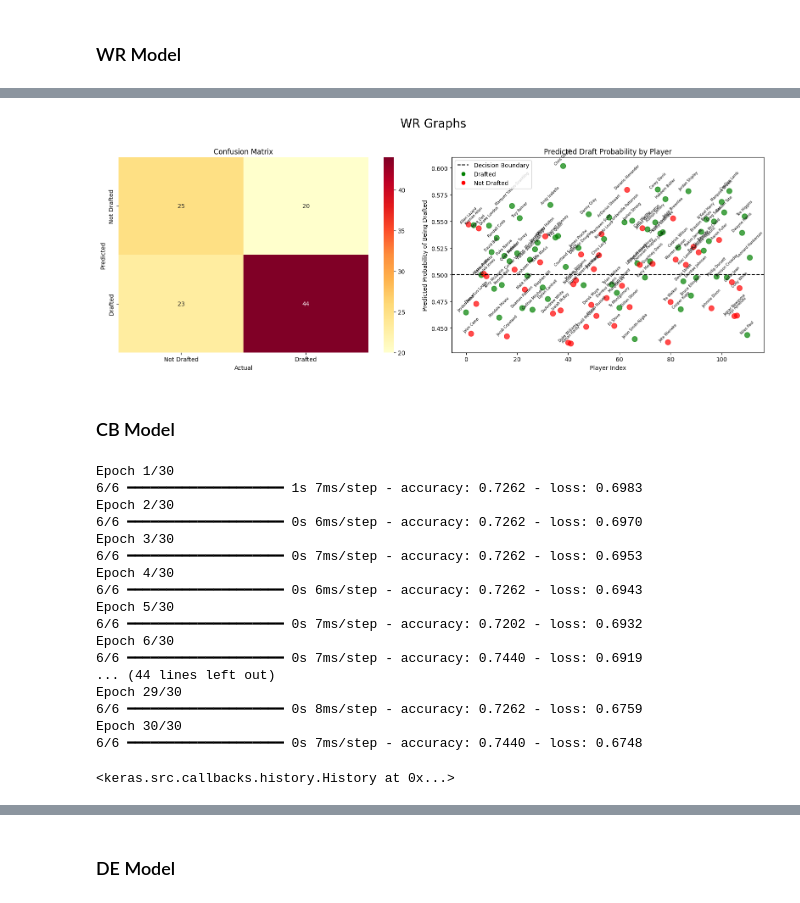
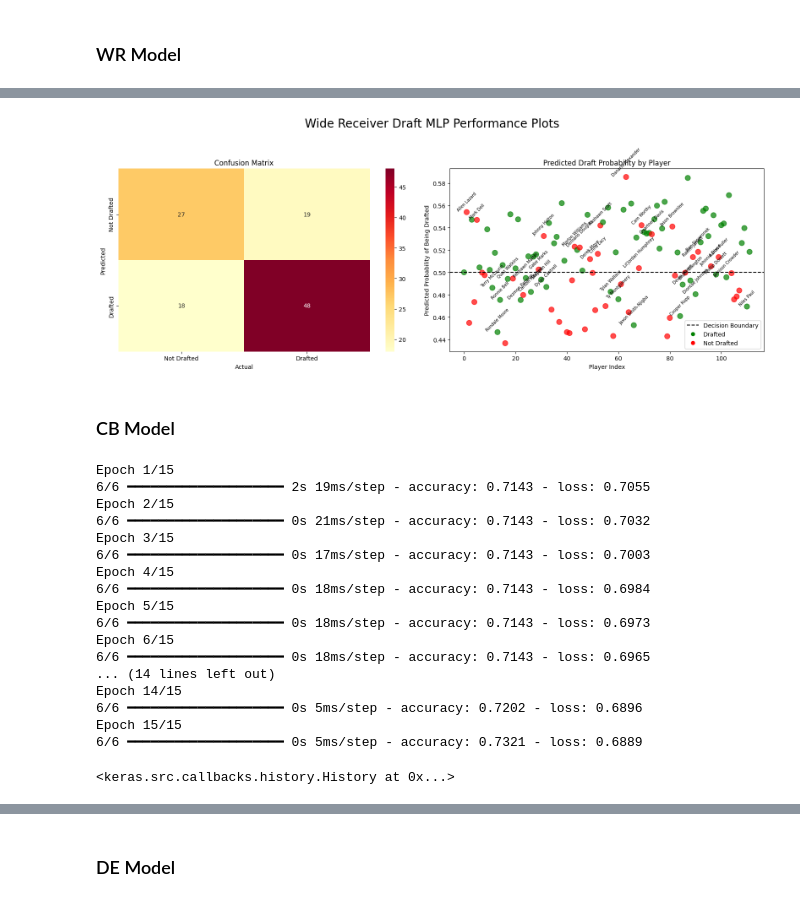
Before and after one commit to Alexander-Rees/NflDraftPredictionML, a Jupyter notebook: project_notebook.ipynb, the cells around one changed output, grey strips where cells are left out. Cells and saved outputs as stored; diff of their text form; code cells hidden in the pictures.

```diff
--- a/project_notebook.ipynb
+++ b/project_notebook.ipynb
@@ -489,18 +628,14 @@ rushing_CAR: 0.0534
 # %%
 fig, axes = plt.subplots(1, 2, figsize=(16, 6))
-fig.suptitle('RB Graphs', fontsize=20, y=1.02)
+fig.suptitle('Running Back Draft MLP Performance Plots', fontsize=20, y=1.02)
 
 cm = confusion_matrix(y_true, y_pred)
-sns.heatmap(cm, annot=True, fmt='d', cmap='YlOrRd', ax=axes[0],
+sns.heatmap(cm.T, annot=True, fmt='d', cmap='YlOrRd', ax=axes[0],
             xticklabels=['Not Drafted', 'Drafted'],
             yticklabels=['Not Drafted', 'Drafted'])
 axes[0].set_title('Confusion Matrix')
 axes[0].set_ylabel('Predicted')
 axes[0].set_xlabel('Actual')
-
-_, X_test_raw, _, y_test_raw, _, names_test = train_test_split(
-    X_rb, y_rb, rb_df["Player"].values, test_size=0.2, random_state=42
-)
 
 preds_flat = preds.reshape(-1)
 colors = ['green' if y == 1 else 'red' for y in y_true]
@@ -509,7 +644,8 @@ axes[1].scatter(range(len(preds_flat)), preds_flat, c=colors, alpha=0.7, s=80)
 axes[1].axhline(0.5, color='black', linestyle='--', label='Decision Boundary')
 
 for i, name in enumerate(names_test):
-    axes[1].annotate(name, (i, preds_flat[i]), fontsize=6, ha='center', va='bottom', rotation=45)
+    if y_true[i] != y_pred[i]:
+        axes[1].annotate(name, (i, preds_flat[i]), fontsize=7, ha='center', va='bottom', rotation=45)
 
 axes[1].set_title('Predicted Draft Probability by Player')
 axes[1].set_xlabel('Player Index')
@@ -531,11 +667,13 @@ plt.show()
 # %%
 wr_df = pd.read_csv("data/wr_data.csv")
 y_wr = wr_df["Drafted"].to_numpy()
+names = wr_df["Player"].values
 
 X_wr = wr_df.drop(columns=["Player", "Pos", "Pick", "Drafted"]).to_numpy()
 X_wr = MinMaxScaler().fit_transform(X_wr)
 
-X_train, X_test, y_train, y_test = train_test_split(X_wr, y_wr, test_size=0.2, random_state=42)
+X_train, X_test, y_train, y_test, names_train, names_test = train_test_split(
+    X_wr, y_wr, names, test_size=0.2, random_state=42)
 # %%
 inpx = Input(shape=(X_train.shape[1], 1))
 inpx = Input(shape=(X_train.shape[1],))
@@ -551,5 +689,5 @@ model.compile(optimizer=SGD(), loss=binary_crossentropy, metrics=['accuracy'])
 class_weights = compute_class_weight('balanced', classes=np.array([0, 1]), y=y_train.ravel())
 class_weight_dict = {0: class_weights[0], 1: class_weights[1]}
 
-model.fit(X_train, y_train, epochs=30, class_weight=class_weight_dict)
+model.fit(X_train, y_train, epochs=20, class_weight=class_weight_dict)
 # %% [output]
@@ -620,0 +759,3 @@ receiving_LONG: 0.0264
+# %%
+for name, score in sorted(zip(feature_cols, feature_importance), key=lambda x: -x[1]):
+    print(f"{name}: {score:.4f}")
@@ -621,43 +782,41 @@ receiving_LONG: 0.0264
 # %%
 fig, axes = plt.subplots(1, 2, figsize=(16, 6))
-fig.suptitle('WR Graphs', fontsize=20, y=1.02)
+fig.suptitle('Wide Receiver Draft MLP Performance Plots', fontsize=20, y=1.02)
 
 cm = confusion_matrix(y_true, y_pred)
-sns.heatmap(cm, annot=True, fmt='d', cmap='YlOrRd', ax=axes[0],
+sns.heatmap(cm.T, annot=True, fmt='d', cmap='YlOrRd', ax=axes[0],
             xticklabels=['Not Drafted', 'Drafted'],
             yticklabels=['Not Drafted', 'Drafted'])
 axes[0].set_title('Confusion Matrix')
 axes[0].set_ylabel('Predicted')
 axes[0].set_xlabel('Actual')
 
-_, X_test_raw, _, y_test_raw, _, names_test = train_test_split(
-    X_wr, y_wr, wr_df["Player"].values, test_size=0.2, random_state=42
-)
 
 preds_flat = preds.reshape(-1)
 colors = ['green' if y == 1 else 'red' for y in y_true]
 
 axes[1].scatter(range(len(preds_flat)), preds_flat, c=colors, alpha=0.7, s=80)
 axes[1].axhline(0.5, color='black', linestyle='--', label='Decision Boundary')
 
 for i, name in enumerate(names_test):
-    axes[1].annotate(name, (i, preds_flat[i]), fontsize=6, ha='center', va='bottom', rotation=45)
+    if y_true[i] != y_pred[i]:
+        axes[1].annotate(name, (i, preds_flat[i]), fontsize=7, ha='center', va='bottom', rotation=45)
 
 axes[1].set_title('Predicted Draft Probability by Player')
 axes[1].set_xlabel('Player Index')
 axes[1].set_ylabel('Predicted Probability of Being Drafted')
 
 legend_elements = [
     Line2D([0], [0], color='black', linestyle='--', label='Decision Boundary'),
     Line2D([0], [0], marker='o', color='w', markerfacecolor='green', markersize=8, label='Drafted'),
     Line2D([0], [0], marker='o', color='w', markerfacecolor='red', markersize=8, label='Not Drafted')
 ]
 axes[1].legend(handles=legend_elements)
 
 plt.tight_layout()
 plt.show()
 # %% [output]
-[figure, old version]
+[figure, new version]
 # %% [markdown]
 ### CB Model
 # %%
@@ -683,25 +844,25 @@ model.compile(optimizer=SGD(), loss=binary_crossentropy, metrics=['accuracy'])
 class_weights = compute_class_weight('balanced', classes=np.array([0, 1]), y=y_train.ravel())
 class_weight_dict = {0: class_weights[0], 1: class_weights[1]}
 
-model.fit(X_train, y_train, epochs=30, class_weight=class_weight_dict)
+model.fit(X_train, y_train, epochs=15, class_weight=class_weight_dict)
 # %% [output]
-Epoch 1/30
-6/6 ━━━━━━━━━━━━━━━━━━━━ 1s 7ms/step - accuracy: 0.7262 - loss: 0.6983
-Epoch 2/30
-6/6 ━━━━━━━━━━━━━━━━━━━━ 0s 6ms/step - accuracy: 0.7262 - loss: 0.6970
-Epoch 3/30
-6/6 ━━━━━━━━━━━━━━━━━━━━ 0s 7ms/step - accuracy: 0.7262 - loss: 0.6953
-Epoch 4/30
-6/6 ━━━━━━━━━━━━━━━━━━━━ 0s 6ms/step - accuracy: 0.7262 - loss: 0.6943
-Epoch 5/30
-6/6 ━━━━━━━━━━━━━━━━━━━━ 0s 7ms/step - accuracy: 0.7202 - loss: 0.6932
-Epoch 6/30
-6/6 ━━━━━━━━━━━━━━━━━━━━ 0s 7ms/step - accuracy: 0.7440 - loss: 0.6919
-... (44 lines left out)
-Epoch 29/30
-6/6 ━━━━━━━━━━━━━━━━━━━━ 0s 8ms/step - accuracy: 0.7262 - loss: 0.6759
-Epoch 30/30
-6/6 ━━━━━━━━━━━━━━━━━━━━ 0s 7ms/step - accuracy: 0.7440 - loss: 0.6748
+Epoch 1/15
+6/6 ━━━━━━━━━━━━━━━━━━━━ 2s 19ms/step - accuracy: 0.7143 - loss: 0.7055
+Epoch 2/15
+6/6 ━━━━━━━━━━━━━━━━━━━━ 0s 21ms/step - accuracy: 0.7143 - loss: 0.7032
+Epoch 3/15
+6/6 ━━━━━━━━━━━━━━━━━━━━ 0s 17ms/step - accuracy: 0.7143 - loss: 0.7003
+Epoch 4/15
+6/6 ━━━━━━━━━━━━━━━━━━━━ 0s 18ms/step - accuracy: 0.7143 - loss: 0.6984
+Epoch 5/15
+6/6 ━━━━━━━━━━━━━━━━━━━━ 0s 18ms/step - accuracy: 0.7143 - loss: 0.6973
+Epoch 6/15
+6/6 ━━━━━━━━━━━━━━━━━━━━ 0s 18ms/step - accuracy: 0.7143 - loss: 0.6965
+... (14 lines left out)
+Epoch 14/15
+6/6 ━━━━━━━━━━━━━━━━━━━━ 0s 5ms/step - accuracy: 0.7202 - loss: 0.6896
+Epoch 15/15
+6/6 ━━━━━━━━━━━━━━━━━━━━ 0s 5ms/step - accuracy: 0.7321 - loss: 0.6889
 <keras.src.callbacks.history.History at 0x...>
 # %%
 score = model.evaluate(X_test, y_test, verbose=0)
```
Also changed, not shown: parts of 41 cells of this notebook.
